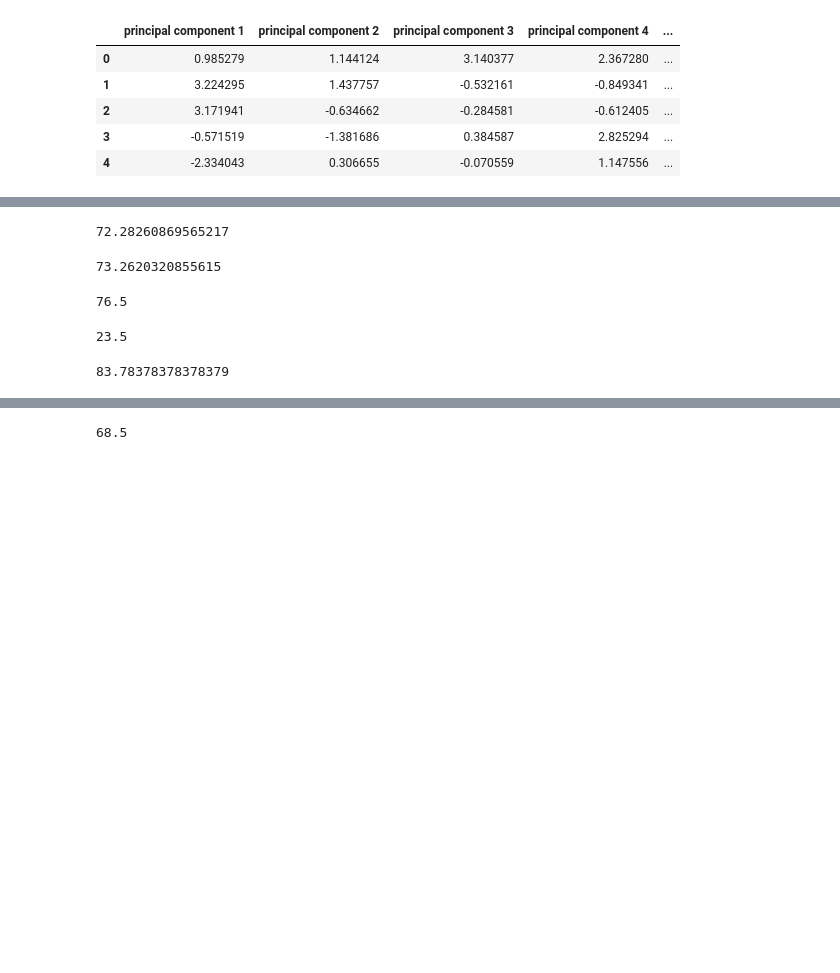
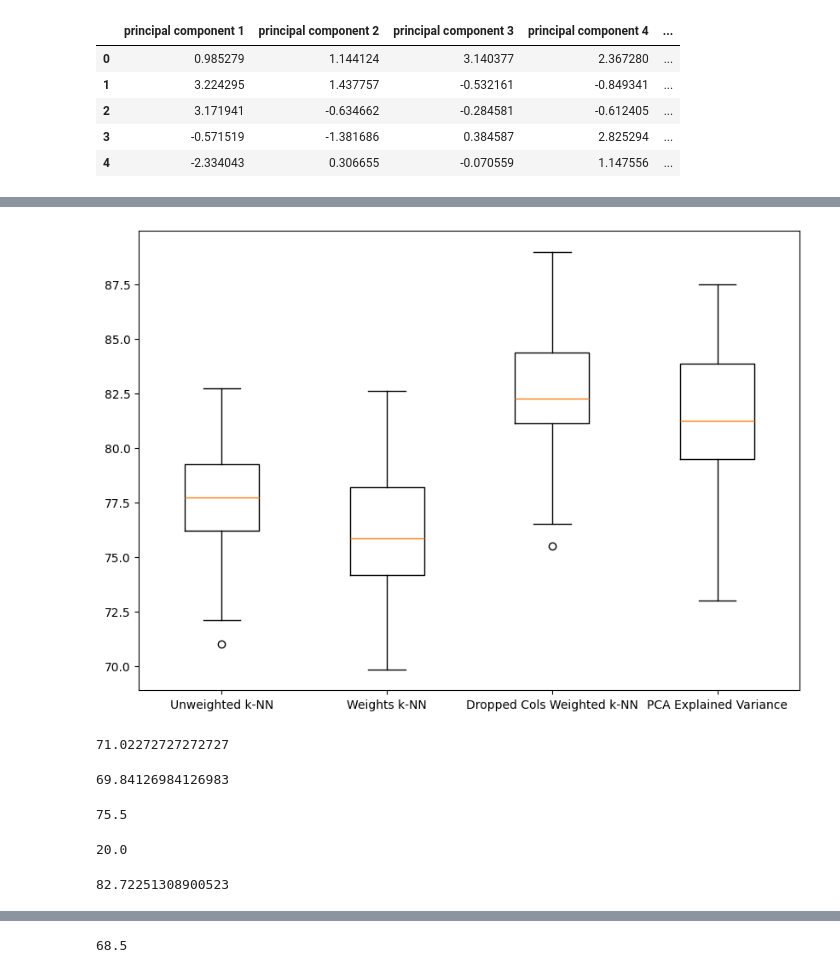
Before and after one commit to OnkarSama/Womp-Womp, a Jupyter notebook: modified-algo.ipynb, the cells around one changed output, grey strips where cells are left out. Cells and saved outputs as stored; diff of their text form; code cells hidden in the pictures; blank space fills up the shorter version.

Commit message:
Tested Diffrent Feature Selection and Information Gain Weights.

```diff
--- a/modified-algo.ipynb
+++ b/modified-algo.ipynb
@@ -815,23 +815,37 @@ plt.show()
+# %%
+fig = plt.figure(figsize =(10, 7))
+
+data = [avg_acc,weight_avg_acc ,dropped_weight_avg_acc,pca_explained_variance_acc]
+
+x_axis = ['Unweighted k-NN', 'Weights k-NN', 'Dropped Cols Weighted k-NN','PCA Explained Variance']
+
+# Creating plot
+plt.boxplot(data, labels=x_axis)
+
+# show plot
+plt.show()
+# %% [output]
+[figure, added]
 # %%
 min(data[0])
 # %% [output]
-72.28260869565217
+71.02272727272727
 # %%
 min(data[1])
 # %% [output]
-73.2620320855615
+69.84126984126983
 # %%
 min(data[2])
 # %% [output]
-76.5
+75.5
 # %%
 min(data[3])
 # %% [output]
-23.5
+20.0
 # %%
 max(data[0])
 # %% [output]
-83.78378378378379
+82.72251308900523
 # %%
 max(data[1])
 # %% [output]
```
Also changed, not shown: parts of 14 cells of this notebook, 1 other file.
